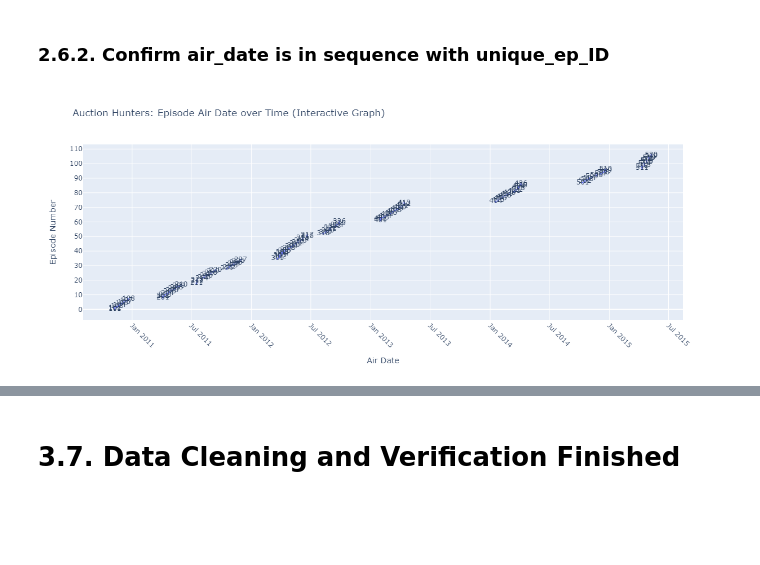
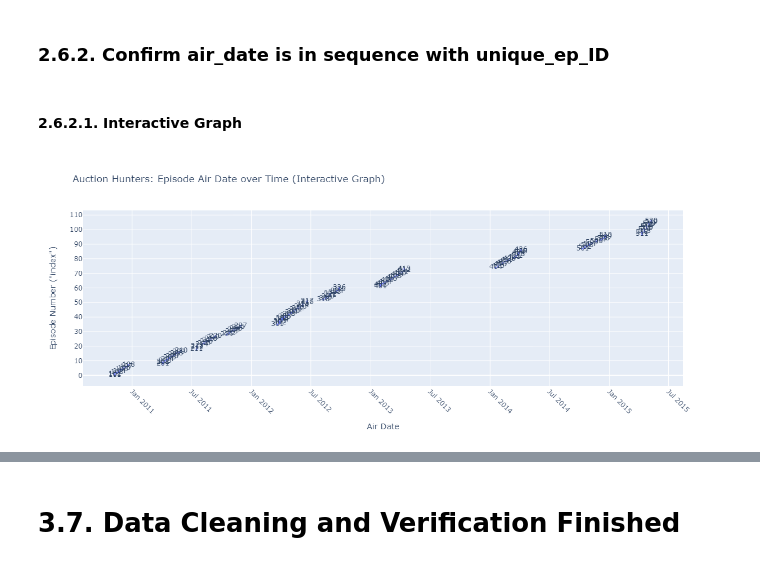
Before and after one commit to Joshua-Higgins-jp/Auction_Hunters_EDA, a Jupyter notebook: auction_hunters.ipynb, the cells around one changed output, grey strips where cells are left out. Drawn from its saved outputs; the diff is of its cells as text; code cells hidden in the pictures; blank space fills up the shorter version.

Commit message:
graphs finished, now working on logic to prove it

```diff
--- a/auction_hunters.ipynb
+++ b/auction_hunters.ipynb
@@ -328,6 +310,3 @@ all_seasons_data_dict = [(season_1_data_dict, 1),
                          (season_3_data_dict, 3),
                          (season_4_data_dict, 4),
                          (season_5_data_dict, 5)]
-# %%
-for season in all_seasons_data_dict:
-    pprint.pprint(season[0])
@@ -686,21 +650,22 @@ df_cleaned[df_cleaned['profit_$'] != df_cleaned['calculated_profit_$']]
 **✔️ Based on this, I think the original profit column is OK!**
 # %% [markdown]
 ### 2.6.2. Confirm air_date is in sequence with unique_ep_ID
+# %% [markdown]
+#### 2.6.2.1. Interactive Graph
 # %%
-# Interactive Graph
 fig = px.scatter(df_cleaned, x='air_date', y=df_cleaned.index, text='unique_ep_ID', title='Auction Hunters: Episode Air Date over Time (Interactive Graph)')
 fig.update_traces(mode='markers+text', marker=dict(size=3))
 fig.update_layout(
     xaxis_title='Air Date',
-    yaxis_title='Episode Number',
+    yaxis_title='Episode Number ("index")',
     xaxis=dict(tickangle=45, nticks=20),             # Adjust nticks to change grid frequency
     yaxis=dict(nticks=20),                           # Adjust nticks to change grid frequency
     hovermode='x unified',
     hoverlabel=dict(bgcolor="white", font_size=12),
     width=1000,                                      # Adjust the figure width
     height=500,                                      # Adjust the figure height
 )
 
 fig.show()
 # %% [output]
-[figure, old version]
+[figure, new version]
```
Also changed, not shown: parts of 9 cells of this notebook.
